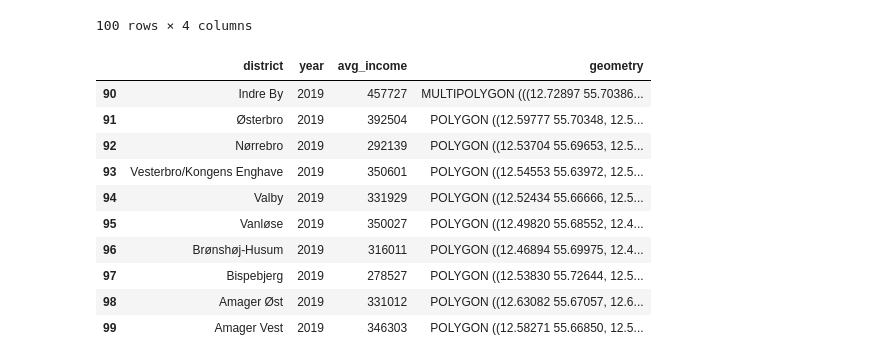
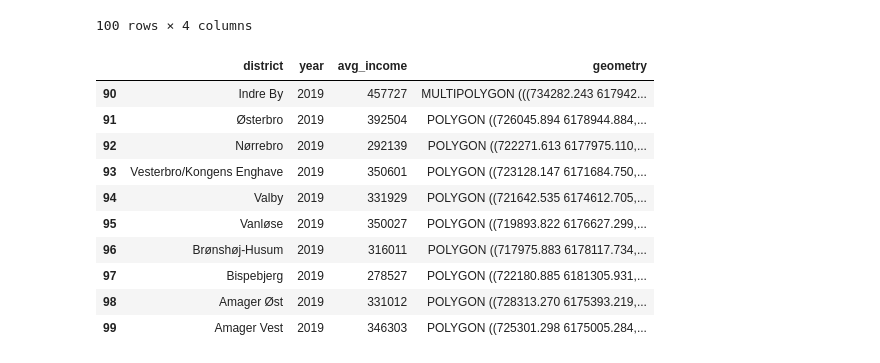
Before and after one commit to mwpetersen/map-avg-income-districts-cph, a Jupyter notebook: app-map-avg-income-districts-cph.ipynb, the cells around one changed output. Saved outputs shown, nothing was run; the diff lists cells and outputs as text; code cells hidden in the pictures.

```diff
--- a/app-map-avg-income-districts-cph.ipynb
+++ b/app-map-avg-income-districts-cph.ipynb
@@ -108,17 +109,19 @@ df_income_geo = gdp.GeoDataFrame(df_income_geo)
 # %%
 # Filter year
 df_income_geo_2019 = df_income_geo[df_income_geo['year'] == '2019']
 
+df_income_geo_2019 = df_income_geo_2019.to_crs(epsg=25832) # Change coordinate reference system (https://gis.stackexchange.com/questions/284543/choosing-crs-for-denmark)
+
 df_income_geo_2019
 # %% [output]
 |  | district | year | avg_income | geometry |
-| 90 | Indre By | 2019 | 457727 | MULTIPOLYGON (((12.72897 55.70386... |
-| 91 | Østerbro | 2019 | 392504 | POLYGON ((12.59777 55.70348, 12.5... |
-| 92 | Nørrebro | 2019 | 292139 | POLYGON ((12.53704 55.69653, 12.5... |
-| 93 | Vesterbro/Kongens Enghave | 2019 | 350601 | POLYGON ((12.54553 55.63972, 12.5... |
-| 94 | Valby | 2019 | 331929 | POLYGON ((12.52434 55.66666, 12.5... |
-| 95 | Vanløse | 2019 | 350027 | POLYGON ((12.49820 55.68552, 12.4... |
-| 96 | Brønshøj-Husum | 2019 | 316011 | POLYGON ((12.46894 55.69975, 12.4... |
-| 97 | Bispebjerg | 2019 | 278527 | POLYGON ((12.53830 55.72644, 12.5... |
-| 98 | Amager Øst | 2019 | 331012 | POLYGON ((12.63082 55.67057, 12.6... |
-| 99 | Amager Vest | 2019 | 346303 | POLYGON ((12.58271 55.66850, 12.5... |
+| 90 | Indre By | 2019 | 457727 | MULTIPOLYGON (((734282.243 617942... |
+| 91 | Østerbro | 2019 | 392504 | POLYGON ((726045.894 6178944.884,... |
+| 92 | Nørrebro | 2019 | 292139 | POLYGON ((722271.613 6177975.110,... |
+| 93 | Vesterbro/Kongens Enghave | 2019 | 350601 | POLYGON ((723128.147 6171684.750,... |
+| 94 | Valby | 2019 | 331929 | POLYGON ((721642.535 6174612.705,... |
+| 95 | Vanløse | 2019 | 350027 | POLYGON ((719893.822 6176627.299,... |
+| 96 | Brønshøj-Husum | 2019 | 316011 | POLYGON ((717975.883 6178117.734,... |
+| 97 | Bispebjerg | 2019 | 278527 | POLYGON ((722180.885 6181305.931,... |
+| 98 | Amager Øst | 2019 | 331012 | POLYGON ((728313.270 6175393.219,... |
+| 99 | Amager Vest | 2019 | 346303 | POLYGON ((725301.298 6175005.284,... |
```
Also changed, not shown: parts of 4 cells of this notebook.
